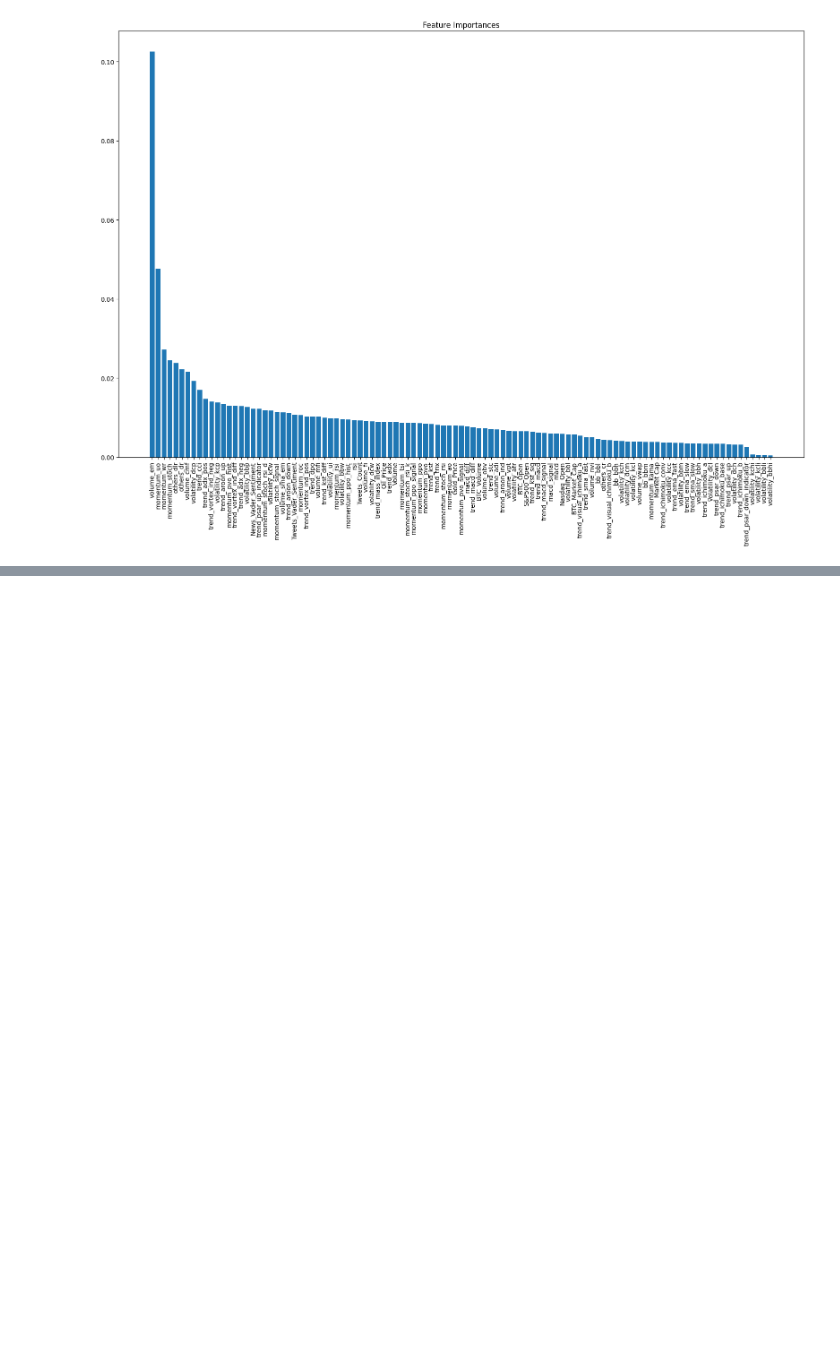
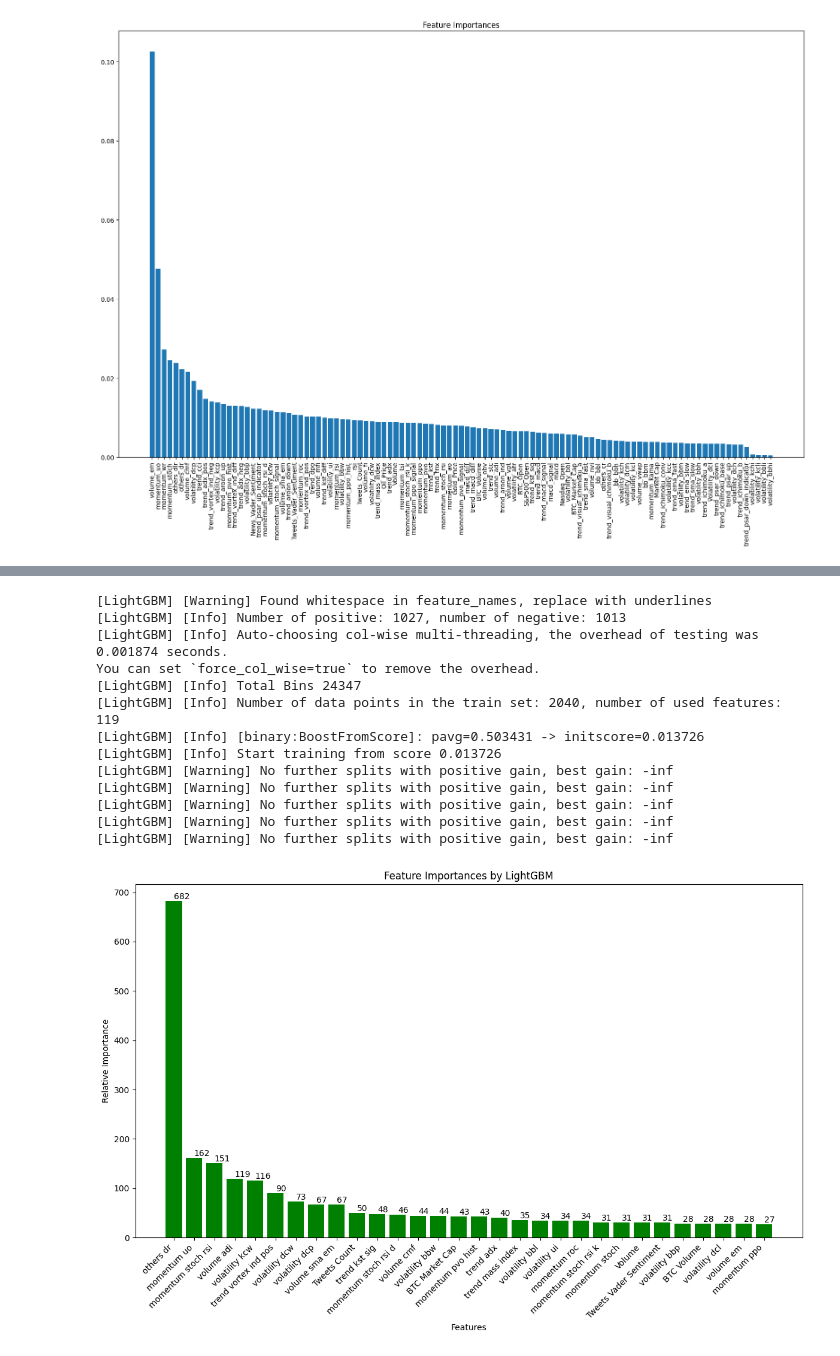
Before and after one commit to Smaran1832/Altcoin-Price-Prediction, a Jupyter notebook: New_Experiments/New_Experiment_Scripts/Feature_importance.ipynb, the cells around one changed output, grey strips where cells are left out. Cells and saved outputs as stored; diff of their text form; code cells hidden in the pictures; blank space fills up the shorter version.

```diff
--- a/New_Experiments/New_Experiment_Scripts/Feature_importance.ipynb
+++ b/New_Experiments/New_Experiment_Scripts/Feature_importance.ipynb
@@ -52,0 +115,47 @@ plt.show()
+# %%
+import lightgbm as lgb
+import numpy as np
+import matplotlib.pyplot as plt
+
+# Train the model
+gbm = lgb.LGBMClassifier(n_estimators=100, random_state=42)
+gbm.fit(X_train, y_train)
+
+# Get feature importances
+gbm_importances = gbm.feature_importances_
+indices = np.argsort(gbm_importances)[::-1]
+
+# Define the number of top features to display
+top_n = 30  # Show top 30 features for better clarity
+
+plt.figure(figsize=(12, 8))  # Increase figure size for better clarity
+plt.title('Feature Importances by LightGBM')
+bars = plt.bar(range(top_n), gbm_importances[indices[:top_n]], color='green', align='center')
+
+# Improve readability of the x labels
+plt.xticks(range(top_n), [X_train.columns[i].replace('_', ' ') for i in indices[:top_n]], rotation=45, ha='right')
+plt.xlabel('Features')
+plt.ylabel('Relative Importance')
+plt.tight_layout()  # Adjust layout to make room for label rotation
+
+# Optional: Annotate the bars with their values for better visibility
+for bar in bars:
+    yval = bar.get_height()
+    plt.text(bar.get_x() + bar.get_width()/2, yval, round(yval, 2), va='bottom')  # va: vertical alignment
+
+plt.show()
+# %% [output]
+[LightGBM] [Warning] Found whitespace in feature_names, replace with underlines
+[LightGBM] [Info] Number of positive: 1027, number of negative: 1013
+[LightGBM] [Info] Auto-choosing col-wise multi-threading, the overhead of testing was 0.001874 seconds.
+You can set `force_col_wise=true` to remove the overhead.
+[LightGBM] [Info] Total Bins 24347
+[LightGBM] [Info] Number of data points in the train set: 2040, number of used features: 119
+[LightGBM] [Info] [binary:BoostFromScore]: pavg=0.503431 -> initscore=0.013726
+[LightGBM] [Info] Start training from score 0.013726
+[LightGBM] [Warning] No further splits with positive gain, best gain: -inf
+[LightGBM] [Warning] No further splits with positive gain, best gain: -inf
+[LightGBM] [Warning] No further splits with positive gain, best gain: -inf
+[LightGBM] [Warning] No further splits with positive gain, best gain: -inf
+[LightGBM] [Warning] No further splits with positive gain, best gain: -inf
+[figure, added]
```
Also changed, not shown: parts of 10 cells of this notebook, 2 other files.
